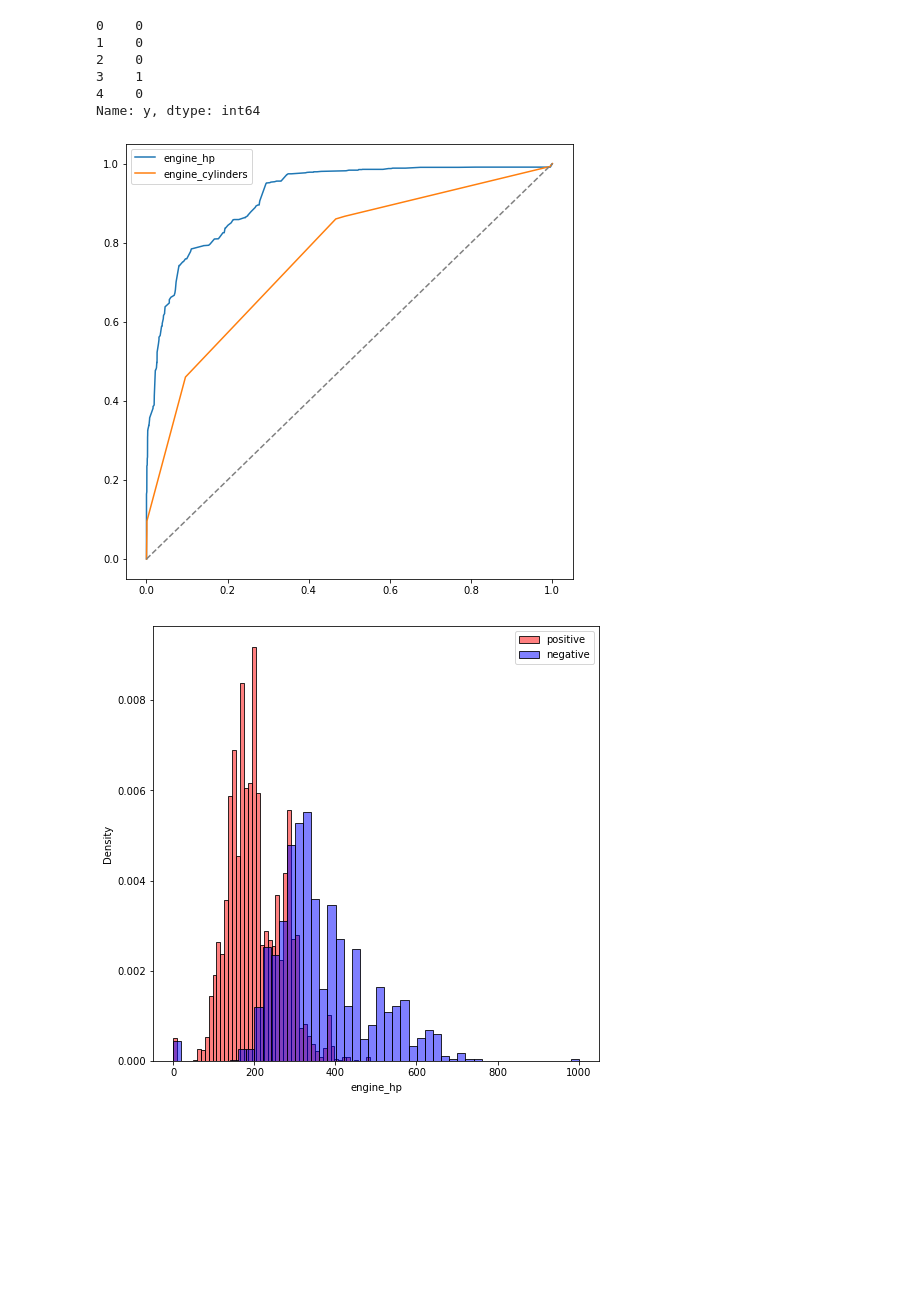
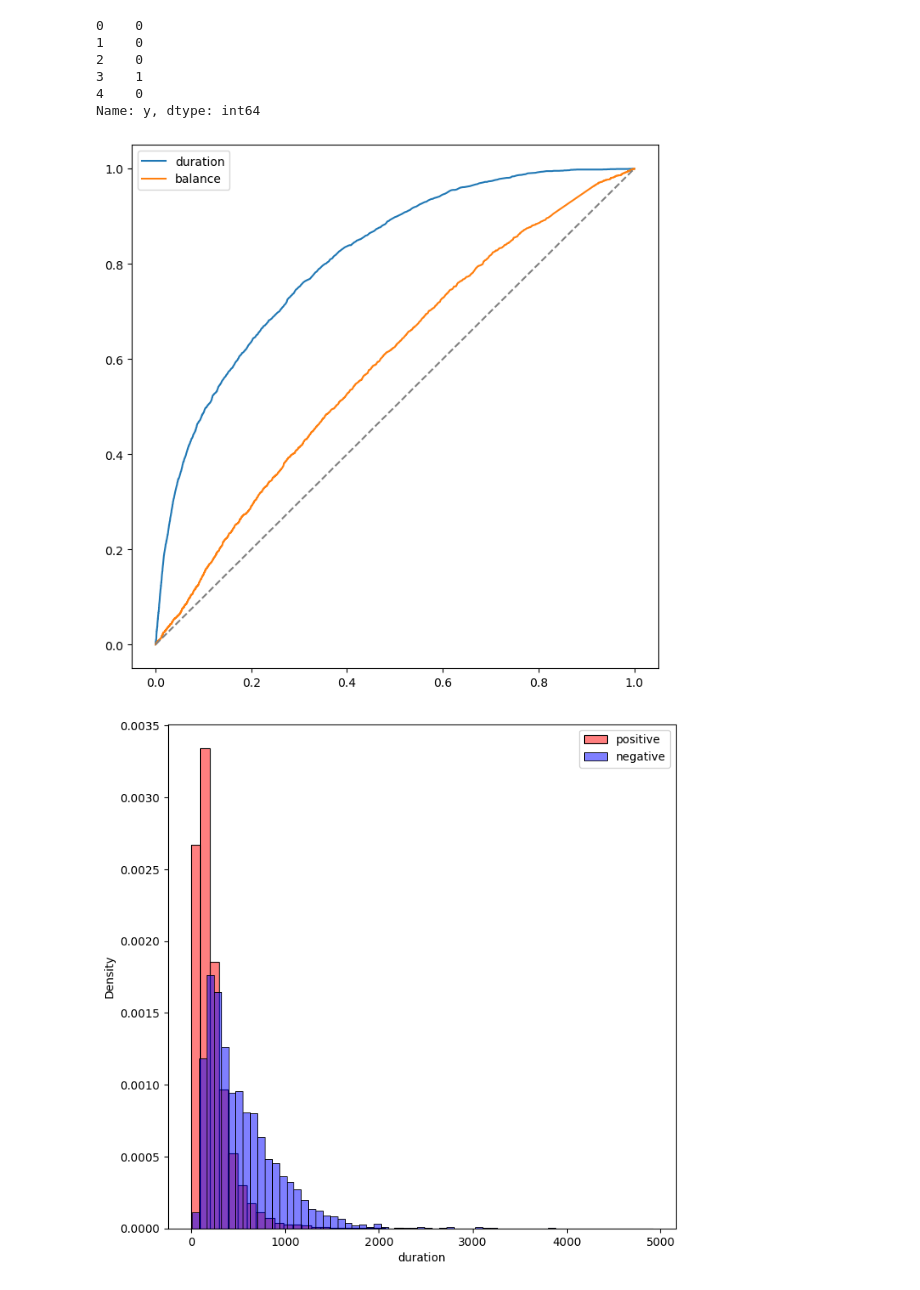
Before and after one commit to Gbolahan43/MLZoomcamp, a Jupyter notebook: Assigments/week 4/MLZoomcamp Homework 4.ipynb, the cells around one changed output. Drawn from its saved outputs; the diff is of its cells as text; code cells hidden in the pictures; blank space fills up the shorter version.

```diff
--- a/Assigments/week 4/MLZoomcamp Homework 4.ipynb
+++ b/Assigments/week 4/MLZoomcamp Homework 4.ipynb
@@ -188,35 +188,35 @@ Name: y, dtype: int64
 # %%
 plt.figure(figsize=(8,8))
 
-fpr, tpr, _ = roc_curve(y_train, df_train.engine_hp)
-plt.plot(fpr, tpr, label = 'engine_hp')
+fpr, tpr, _ = roc_curve(y_train, df_train.duration)
+plt.plot(fpr, tpr, label = 'duration')
 
-fpr, tpr, _ = roc_curve(y_train, df_train.engine_cylinders)
-plt.plot(fpr, tpr, label = 'engine_cylinders')
+fpr, tpr, _ = roc_curve(y_train, df_train.balance)
+plt.plot(fpr, tpr, label = 'balance')
 
 plt.plot([0,1],[0,1], color = 'grey', linestyle = '--')
 
 plt.legend()
 plt.show()
 # %% [output]
-[figure, old version]
+[figure, new version]
 # %%
 plt.figure(figsize=(8,8))
 
-sns.histplot(df_train.engine_hp[y_train==0],
+sns.histplot(df_train.duration[y_train==0],
             stat='density', bins = 50,
             color = 'red', alpha=0.5,
             label='positive')
 
-sns.histplot(df_train.engine_hp[y_train==1],
+sns.histplot(df_train.duration[y_train==1],
             stat='density', bins = 50,
             color = 'blue', alpha=0.5,
             label='negative')
 
 plt.legend()
 plt.show()
 # %% [output]
-[figure, old version]
+[figure, new version]
 # %%
 from sklearn.feature_extraction import DictVectorizer
 # %%
```
Also changed, not shown: parts of 13 cells of this notebook.
